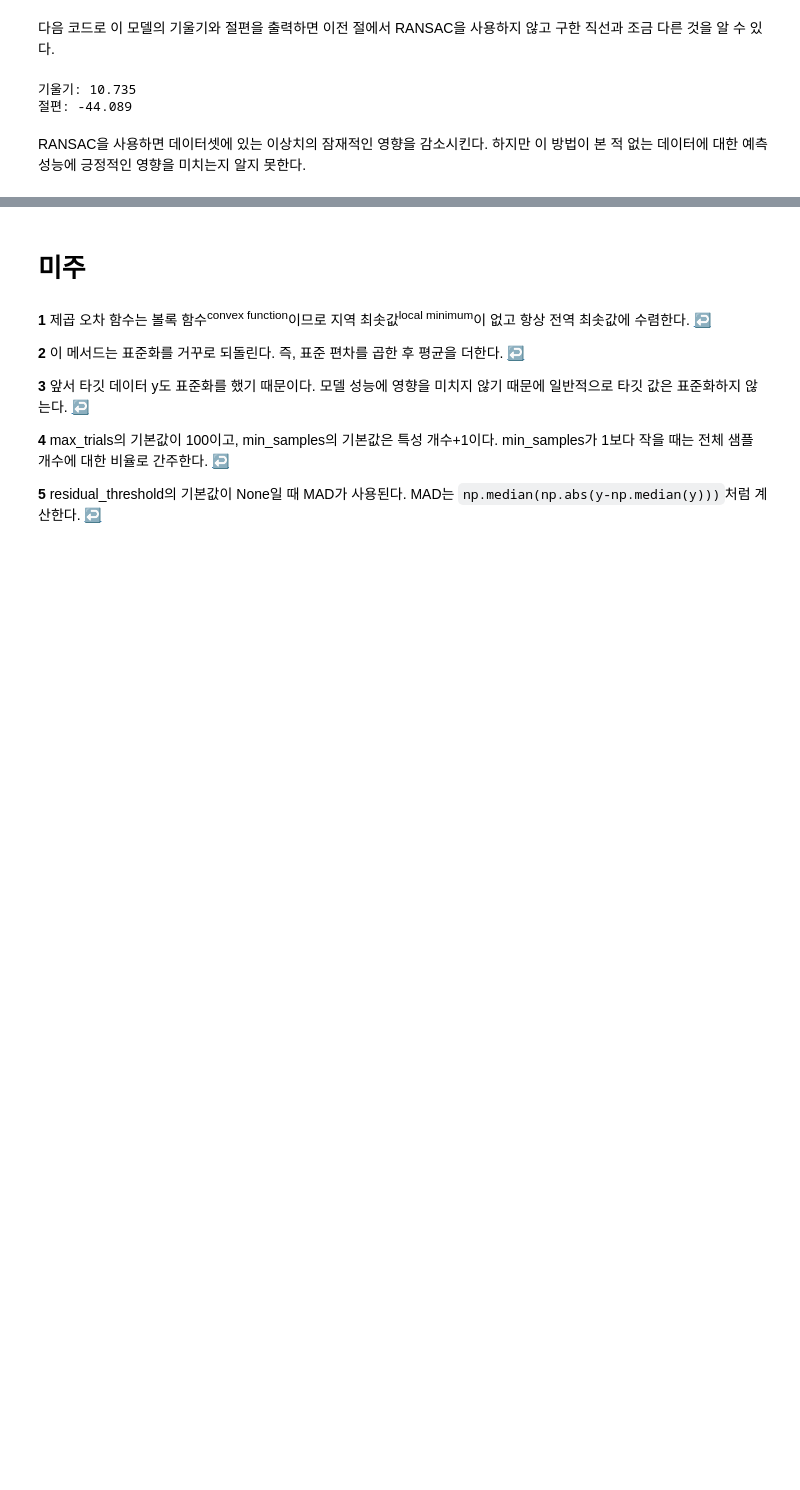
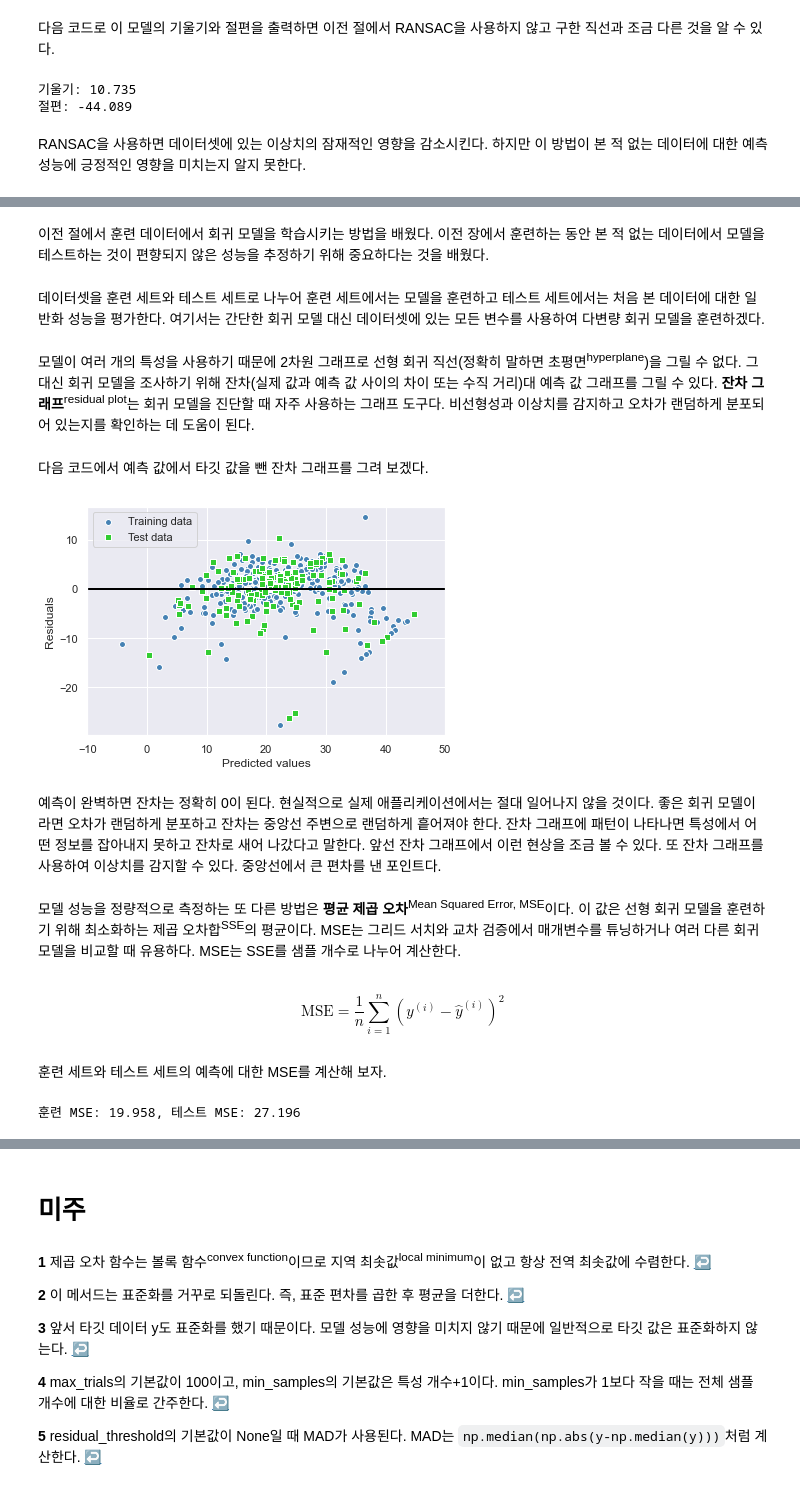
Before and after one commit to Sameta-cani/jwork, a Jupyter notebook: 실습/보스턴 주택 가격 예측.ipynb, the cells around one changed output, grey strips where cells are left out. Saved outputs shown, nothing was run; the diff lists cells and outputs as text; code cells hidden in the pictures; blank space fills up the shorter version.

```diff
--- a/실습/보스턴 주택 가격 예측.ipynb
+++ b/실습/보스턴 주택 가격 예측.ipynb
@@ -583,0 +586,52 @@ RANSAC을 사용하면 데이터셋에 있는 이상치의 잠재적인 영향
+# %% [markdown]
+이전 절에서 훈련 데이터에서 회귀 모델을 학습시키는 방법을 배웠다. 이전 장에서 훈련하는 동안 본 적 없는 데이터에서 모델을 테스트하는 것이 편향되지 않은 성능을 추정하기 위해 중요하다는 것을 배웠다.
+# %% [markdown]
+데이터셋을 훈련 세트와 테스트 세트로 나누어 훈련 세트에서는 모델을 훈련하고 테스트 세트에서는 처음 본 데이터에 대한 일반화 성능을 평가한다. 여기서는 간단한 회귀 모델 대신 데이터셋에 있는 모든 변수를 사용하여 다변량 회귀 모델을 훈련하겠다.
+# %%
+from sklearn.model_selection import train_test_split
+
+X = bostonDF.iloc[:, :-1].values
+y = bostonDF['PRICE'].values
+X_train, X_test ,y_train, y_test = train_test_split(
+    X, y, test_size=0.3, random_state=0)
+slr = LinearRegression()
+slr.fit(X_train, y_train)
+y_train_pred = slr.predict(X_train)
+y_test_pred = slr.predict(X_test)
+# %% [markdown]
+모델이 여러 개의 특성을 사용하기 때문에 2차원 그래프로 선형 회귀 직선(정확히 말하면 초평면<sup>hyperplane</sup>)을 그릴 수 없다. 그 대신 회귀 모델을 조사하기 위해 잔차(실제 값과 예측 값 사이의 차이 또는 수직 거리)대 예측 값 그래프를 그릴 수 있다. <b>잔차 그래프</b><sup>residual plot</sup>는 회귀 모델을 진단할 때 자주 사용하는 그래프 도구다. 비선형성과 이상치를 감지하고 오차가 랜덤하게 분포되어 있는지를 확인하는 데 도움이 된다.
+# %% [markdown]
+다음 코드에서 예측 값에서 타깃 값을 뺀 잔차 그래프를 그려 보겠다.
+# %%
+plt.scatter(y_train_pred, y_train_pred - y_train,
+            c='steelblue', marker='o', edgecolor='white',
+            label='Training data')
+plt.scatter(y_test_pred, y_test_pred - y_test,
+            c='limegreen', marker='s', edgecolor='white',
+            label='Test data')
+plt.xlabel('Predicted values')
+plt.ylabel('Residuals')
+plt.legend(loc='upper left')
+plt.hlines(y=0, xmin=-10, xmax=50, color='black', lw=2)
+plt.xlim([-10, 50])
+plt.tight_layout()
+plt.show()
+# %% [output]
+[figure, added]
+# %% [markdown]
+예측이 완벽하면 잔차는 정확히 0이 된다. 현실적으로 실제 애플리케이션에서는 절대 일어나지 않을 것이다. 좋은 회귀 모델이라면 오차가 랜덤하게 분포하고 잔차는 중앙선 주변으로 랜덤하게 흩어져야 한다. 잔차 그래프에 패턴이 나타나면 특성에서 어떤 정보를 잡아내지 못하고 잔차로 새어 나갔다고 말한다. 앞선 잔차 그래프에서 이런 현상을 조금 볼 수 있다. 또 잔차 그래프를 사용하여 이상치를 감지할 수 있다. 중앙선에서 큰 편차를 낸 포인트다.
+# %% [markdown]
+모델 성능을 정량적으로 측정하는 또 다른 방법은 <b>평균 제곱 오차</b><sup>Mean Squared Error, MSE</sup>이다. 이 값은 선형 회귀 모델을 훈련하기 위해 최소화하는 제곱 오차합<sup>SSE</sup>의 평균이다. MSE는 그리드 서치와 교차 검증에서 매개변수를 튜닝하거나 여러 다른 회귀 모델을 비교할 때 유용하다. MSE는 SSE를 샘플 개수로 나누어 계산한다.
+# %% [markdown]
+$$
+\text{MSE} = \frac{1}{n}\sum_{i=1}^n(y^{(i)} - \hat{y}^{(i)})^2
+$$
+# %% [markdown]
+훈련 세트와 테스트 세트의 예측에 대한 MSE를 계산해 보자.
+# %%
+from sklearn.metrics import mean_squared_error
+print('훈련 MSE: %.3f, 테스트 MSE: %.3f' % (
+        mean_squared_error(y_train, y_train_pred),
+        mean_squared_error(y_test, y_test_pred)))
+# %% [output]
+훈련 MSE: 19.958, 테스트 MSE: 27.196
```
Also changed, not shown: parts of 12 cells of this notebook, 5 other files.
